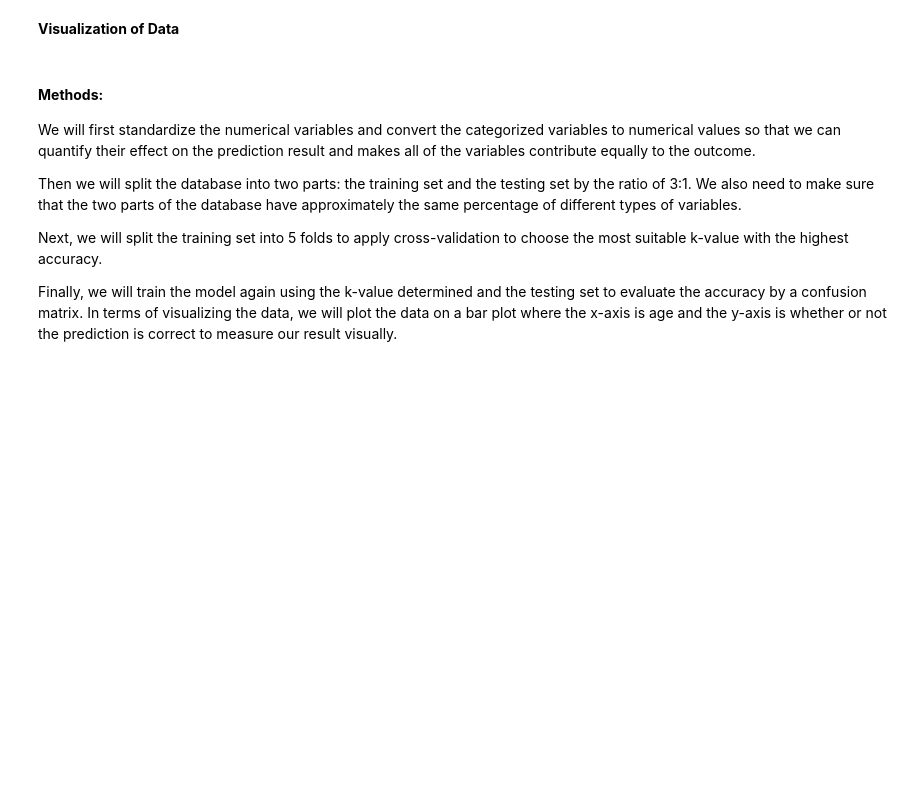
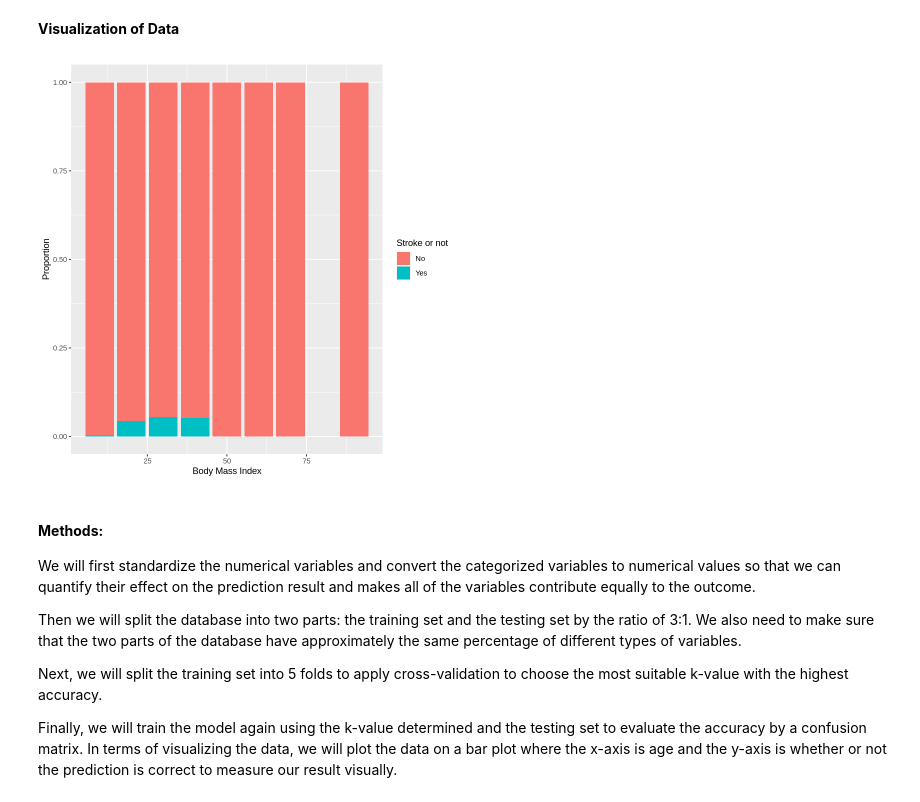
Before and after one commit to ersq/Group-42-Group-Project, a Jupyter notebook: Proposal.ipynb, the cells around one changed output. Drawn from its saved outputs; the diff is of its cells as text; code cells hidden in the pictures; blank space fills up the shorter version.

Commit message:
added visual

```diff
--- a/Proposal.ipynb
+++ b/Proposal.ipynb
@@ -125,6 +125,19 @@ A grouped_df: 4 × 3
 | 1 | 1 | 27 |
 # %% [markdown]
 **Visualization of Data**
+# %%
+stroke_train_for_plot <- stroke_train |>
+    mutate(generalized_bmi = floor(floor(as.double(bmi))/10)*10) |>
+    mutate(stroke_or_not = as.character(stroke))
+
+plot <- stroke_train_for_plot |>
+    ggplot(aes(x = generalized_bmi, fill = stroke_or_not)) +
+    geom_bar(position = 'fill') +
+    labs(fill = 'Stroke or not', x = 'Body Mass Index', y = 'Proportion') +
+    scale_fill_discrete(labels = c('No', 'Yes'))
+plot
+# %% [output]
+[figure, added]
 # %% [markdown]
 #### **Methods:**
 
```
